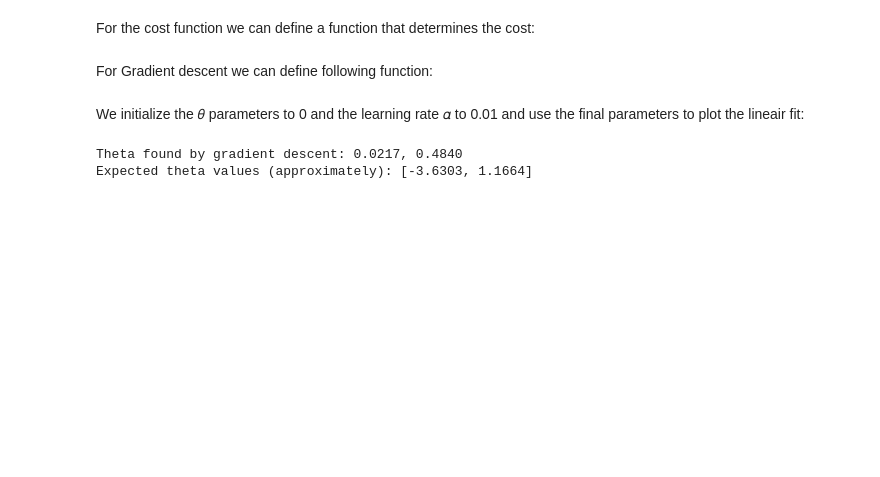
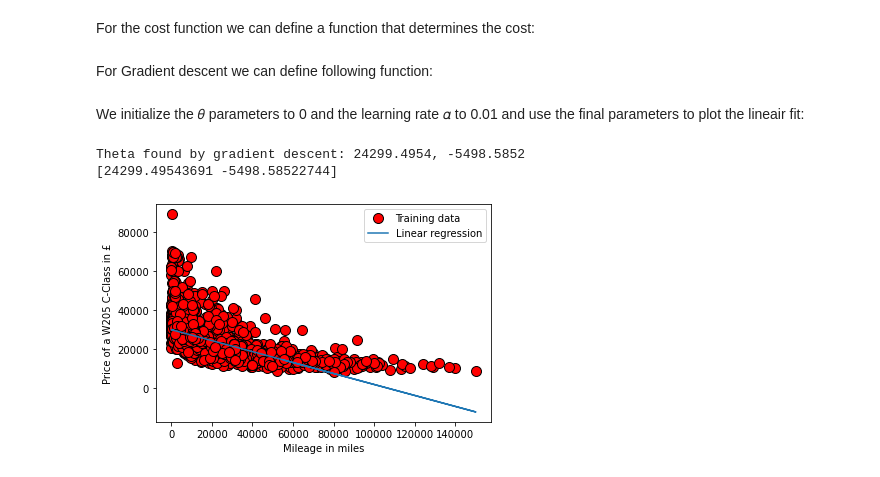
Before and after one commit to LuigiGuerriero1999/machine_learning_project, a Jupyter notebook: Machine Learning Project UK Used Car Data .ipynb, the cells around one changed output. Cells and saved outputs as stored; diff of their text form; code cells hidden in the pictures; blank space fills up the shorter version.

Commit message:
lineair regression met 1 variabele gefixt

```diff
--- a/Machine Learning Project UK Used Car Data .ipynb
+++ b/Machine Learning Project UK Used Car Data .ipynb
@@ -179,0 +184,5 @@ With each step of gradient descent, your parameters $\theta_j$ come closer to th
+# %%
+mu = np.mean(X, axis = 0)
+sigma = np.std(X, axis = 0)
+X_norm = (X - mu) / sigma
+print(X_norm)
@@ -181,6 +193,11 @@ With each step of gradient descent, your parameters $\theta_j$ come closer to th
 # Add a column of ones to X. The numpy function stack joins arrays along a given axis.
 # The first axis (axis=0) refers to rows (training examples)
 # and second axis (axis=1) refers to columns (features).
-X = np.stack([np.ones(m), X], axis=1)
-print(X)
+
+
+X_not_norm = X  #save original X if we need it later
+X_not_norm_stacked = np.stack([np.ones(m), X_not_norm], axis=1)  #column of ones to X
+X  = np.stack([np.ones(m), X_norm], axis=1)                      #column of ones to the normalized X
+print("A column of ones to X:\n", X)
+print("\nA column of ones to X-normalized:\n",X_not_norm_stacked)
 # %% [output]
@@ -222,13 +249,7 @@ def gradientDescent(X, y, theta, alpha, num_iters):
 
     for i in range(num_iters):
         # ==================== YOUR CODE HERE =================================
-        h = np.dot(X, theta)                  # X (m x (n+1)) * theta ( (n+1) x 1) = h (m x 1)
-        inner = h-y                           # inner (m x 1)
-
-        XT = np.transpose(X)                  # transpose X ((n+1) x m)
-        summation = np.dot(XT, inner)         # XT ((n+1) x m) * inner (m x 1) = summation2 ((n+1) x 1)
-
-        theta = theta - (alpha/m)*summation
+        theta = theta - (alpha / m) * (np.dot(X, theta) - y).dot(X)
 
         # =====================================================================
 
@@ -243,12 +264,19 @@ We initialize the 𝜃 parameters to 0 and the learning rate 𝛼 to 0.01 and us
 theta = np.zeros(2)
 
 # some gradient descent settings
-iterations = 1500
-alpha = 0.000000001
+iterations = 100000
+alpha = 0.0001
 
 theta, J_history = gradientDescent(X ,y, theta, alpha, iterations)
 print('Theta found by gradient descent: {:.4f}, {:.4f}'.format(*theta))
-print('Expected theta values (approximately): [-3.6303, 1.1664]')
+print(theta)
 # %% [output]
-Theta found by gradient descent: 0.0217, 0.4840
-Expected theta values (approximately): [-3.6303, 1.1664]
+Theta found by gradient descent: 24299.4954, -5498.5852
+[24299.49543691 -5498.58522744]
+# %%
+# plot the linear fit
+plotData(X_not_norm_stacked[:, 1], y)
+pyplot.plot(X_not_norm_stacked[:, 1], np.dot(X, theta), '-')
+pyplot.legend(['Training data', 'Linear regression']);
+# %% [output]
+[figure, added]
```
Also changed, not shown: parts of 6 cells of this notebook.
